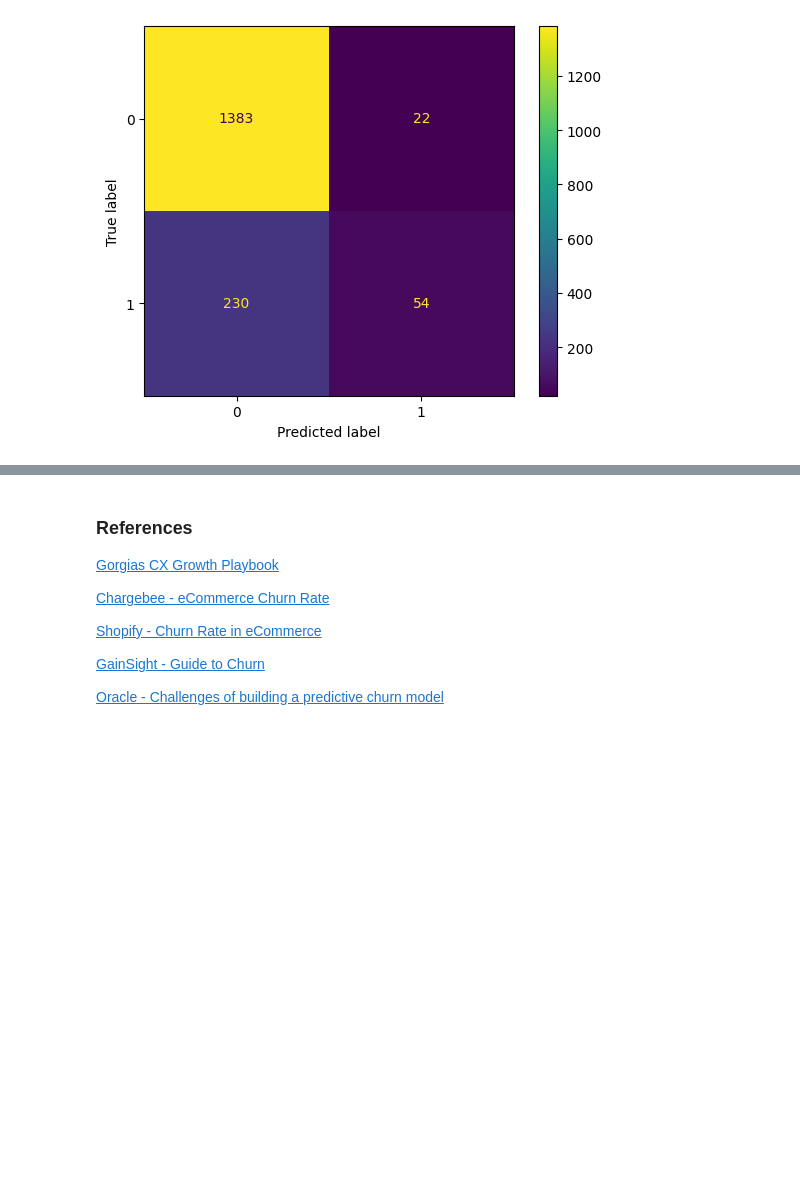
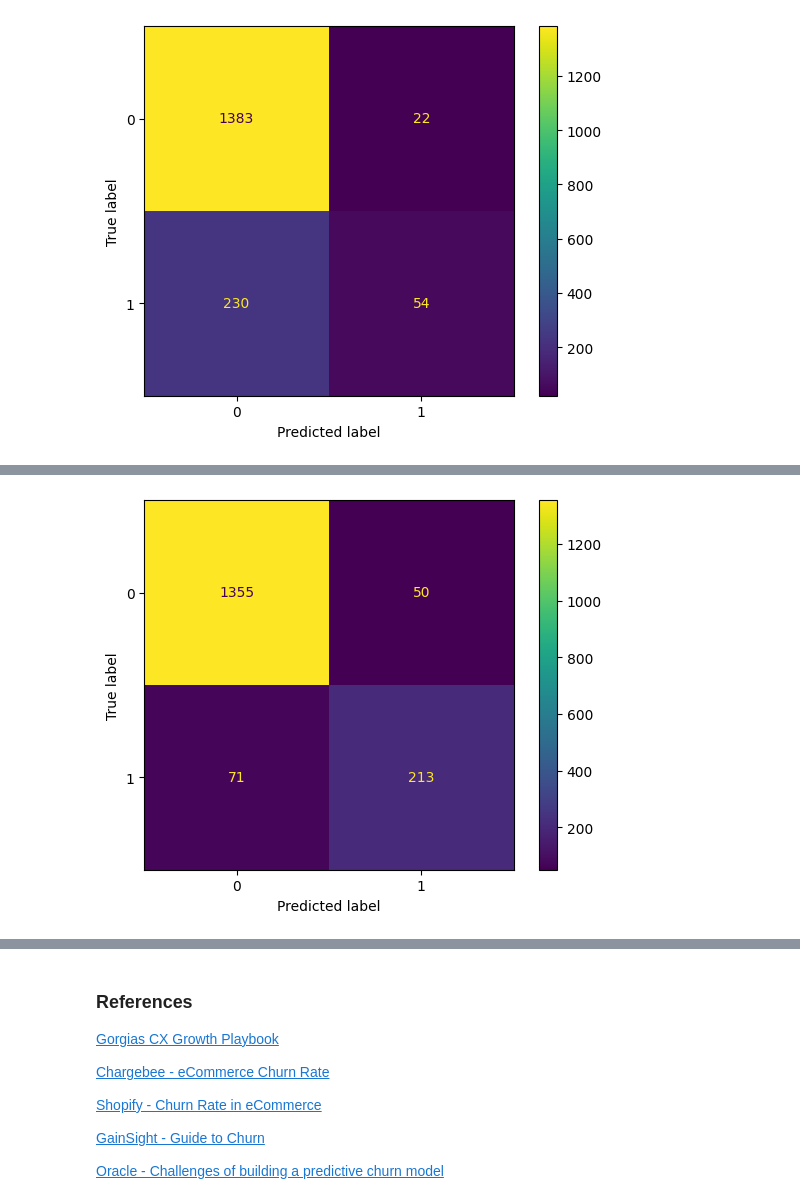
Before and after one commit to andrew-vandy/cs5265-ml-foundations, a Jupyter notebook: cs5265_asongate.ipynb, the cells around one changed output, grey strips where cells are left out. Saved outputs shown, nothing was run; the diff lists cells and outputs as text; code cells hidden in the pictures; blank space fills up the shorter version.

```diff
--- a/cs5265_asongate.ipynb
+++ b/cs5265_asongate.ipynb
@@ -596,0 +803,9 @@ plt.show()
+# %%
+from sklearn.neighbors import KNeighborsClassifier
+
+pipe = Pipeline(steps=[('preproc', preproc),
+                       ('mdl',KNeighborsClassifier(n_neighbors=5))])
+
+# visualization of the pipeline
+with config_context(display='diagram'):
+    display(pipe)
@@ -596,0 +832,10 @@ plt.show()
+# %%
+n_neighbors = range(1, 21, 2)
+weights = ['uniform', 'distance']
+metric = ['euclidean', 'manhattan', 'minkowski']
+# define grid search
+params = dict(mdl__n_neighbors=n_neighbors,mdl__weights=weights,mdl__metric=metric)
+
+grid_search_cv = GridSearchCV(pipe, param_grid=params, cv=10, verbose=1, n_jobs=-1)
+# %%
+grid_search_cv.fit(X_train, y_train.values.ravel())
@@ -596,0 +899,9 @@ plt.show()
+# %%
+cm = confusion_matrix(y_test, grid_search_cv.best_estimator_.predict(X_test))
+disp = ConfusionMatrixDisplay(confusion_matrix=cm,
+                               display_labels=grid_search_cv.classes_)
+disp.plot()
+
+plt.show()
+# %% [output]
+[figure, added]
```
Also changed, not shown: parts of 32 cells of this notebook.
